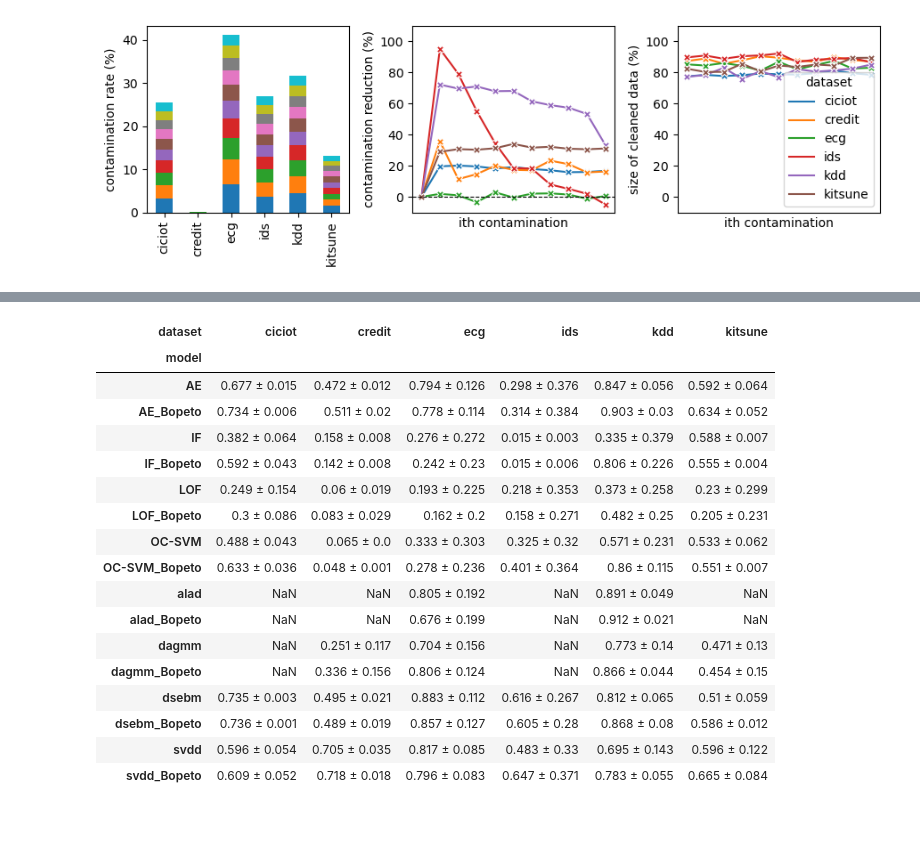
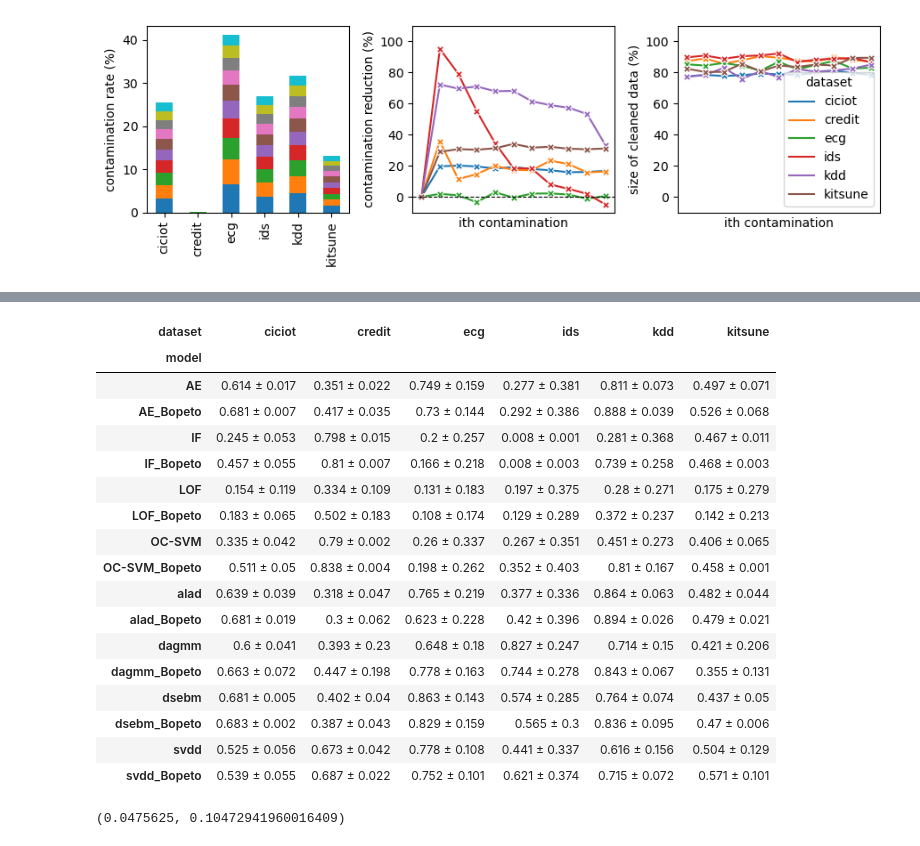
Before and after one commit to jmf-mas/jmf_bopeto, a Jupyter notebook: outputs/plots.ipynb, the cells around one changed output, grey strips where cells are left out. Saved outputs shown, nothing was run; the diff lists cells and outputs as text; code cells hidden in the pictures.

```diff
--- a/outputs/plots.ipynb
+++ b/outputs/plots.ipynb
@@ -100,9 +100,9 @@ df_3 = pd.read_csv("performances_ciciot_LOF.csv")
 df_4 = pd.read_csv("performances_ciciot_IF.csv")
 df_5 = pd.read_csv("performances_ciciot_svdd.csv")
 df_6 = pd.read_csv("performances_ciciot_dsebm.csv")
-#df_7 = pd.read_csv("performances_ciciot_alad.csv")
-#df_8 = pd.read_csv("performances_ciciot_dagmm.csv")
-df_ciciot = pd.concat([df_1, df_2, df_3, df_4, df_5, df_6], axis=0, ignore_index=True)
+df_7 = pd.read_csv("performances_ciciot_alad.csv")
+df_8 = pd.read_csv("performances_ciciot_dagmm.csv")
+df_ciciot = pd.concat([df_1, df_2, df_3, df_4, df_5, df_6, df_7, df_8], axis=0, ignore_index=True)
 # %%
 df_1 = pd.read_csv("performances_ids_AE.csv")
 df_2 = pd.read_csv("performances_ids_OC-SVM.csv")
@@ -110,9 +110,9 @@ df_3 = pd.read_csv("performances_ids_LOF.csv")
 df_4 = pd.read_csv("performances_ids_IF.csv")
 df_5 = pd.read_csv("performances_ids_svdd.csv")
 df_6 = pd.read_csv("performances_ids_dsebm.csv")
-#df_7 = pd.read_csv("performances_ids_alad.csv")
-#df_8 = pd.read_csv("performances_ids_dagmm.csv")
-df_ids = pd.concat([df_1, df_2,  df_3, df_4, df_5, df_6], axis=0, ignore_index=True)
+df_7 = pd.read_csv("performances_ids_alad.csv")
+df_8 = pd.read_csv("performances_ids_dagmm.csv")
+df_ids = pd.concat([df_1, df_2,  df_3, df_4, df_5, df_6, df_7,df_8], axis=0, ignore_index=True)
 # %%
 df_1 = pd.read_csv("performances_ecg_AE.csv")
 df_2 = pd.read_csv("performances_ecg_OC-SVM.csv")
@@ -130,9 +130,9 @@ df_3 = pd.read_csv("performances_credit_LOF.csv")
 df_4 = pd.read_csv("performances_credit_IF.csv")
 df_5 = pd.read_csv("performances_credit_svdd.csv")
 df_6 = pd.read_csv("performances_credit_dsebm.csv")
-#df_7 = pd.read_csv("performances_credit_alad.csv")
+df_7 = pd.read_csv("performances_credit_alad.csv")
 df_8 = pd.read_csv("performances_credit_dagmm.csv")
-df_credit = pd.concat([df_1, df_2, df_3, df_4, df_5, df_6, df_8], axis=0, ignore_index=True)
+df_credit = pd.concat([df_1, df_2, df_3, df_4, df_5, df_6, df_7, df_8], axis=0, ignore_index=True)
 # %%
 df_perf = pd.concat([df_kdd, df_kitsune, df_ciciot, df_ecg, df_ids, df_credit], axis=0, ignore_index=True)
 df_perf = df_perf.sort_values(by='dataset')
@@ -423,7 +375,6 @@ def swap_prefix(name):
         return name
 # %%
 def get_detail_summary(df_perf, metric):
-    metric = "f1"
     grouped_perf = df_perf.groupby(['model', 'dataset']).agg({metric: ['mean', 'std']})
     grouped_perf.columns = ['_'.join(col).strip() for col in grouped_perf.columns.values]
     grouped_perf[metric+'_mean'] = grouped_perf[metric+'_mean'].round(3)
@@ -530,22 +463,28 @@ get_detail_summary(df_perf, "precision")
 # %%
-get_detail_summary(df_perf, "recall")
+rec_df = get_detail_summary(df_perf, "recall")
+rec_df
 # %% [output]
 | dataset | ciciot | credit | ecg | ids | kdd | kitsune |
 | model |  |  |  |  |  |  |
-| AE | 0.677 ± 0.015 | 0.472 ± 0.012 | 0.794 ± 0.126 | 0.298 ± 0.376 | 0.847 ± 0.056 | 0.592 ± 0.064 |
-| AE_Bopeto | 0.734 ± 0.006 | 0.511 ± 0.02 | 0.778 ± 0.114 | 0.314 ± 0.384 | 0.903 ± 0.03 | 0.634 ± 0.052 |
-| IF | 0.382 ± 0.064 | 0.158 ± 0.008 | 0.276 ± 0.272 | 0.015 ± 0.003 | 0.335 ± 0.379 | 0.588 ± 0.007 |
-| IF_Bopeto | 0.592 ± 0.043 | 0.142 ± 0.008 | 0.242 ± 0.23 | 0.015 ± 0.006 | 0.806 ± 0.226 | 0.555 ± 0.004 |
-| LOF | 0.249 ± 0.154 | 0.06 ± 0.019 | 0.193 ± 0.225 | 0.218 ± 0.353 | 0.373 ± 0.258 | 0.23 ± 0.299 |
-| LOF_Bopeto | 0.3 ± 0.086 | 0.083 ± 0.029 | 0.162 ± 0.2 | 0.158 ± 0.271 | 0.482 ± 0.25 | 0.205 ± 0.231 |
-| OC-SVM | 0.488 ± 0.043 | 0.065 ± 0.0 | 0.333 ± 0.303 | 0.325 ± 0.32 | 0.571 ± 0.231 | 0.533 ± 0.062 |
-| OC-SVM_Bopeto | 0.633 ± 0.036 | 0.048 ± 0.001 | 0.278 ± 0.236 | 0.401 ± 0.364 | 0.86 ± 0.115 | 0.551 ± 0.007 |
-| alad | NaN | NaN | 0.805 ± 0.192 | NaN | 0.891 ± 0.049 | NaN |
-| alad_Bopeto | NaN | NaN | 0.676 ± 0.199 | NaN | 0.912 ± 0.021 | NaN |
-| dagmm | NaN | 0.251 ± 0.117 | 0.704 ± 0.156 | NaN | 0.773 ± 0.14 | 0.471 ± 0.13 |
-| dagmm_Bopeto | NaN | 0.336 ± 0.156 | 0.806 ± 0.124 | NaN | 0.866 ± 0.044 | 0.454 ± 0.15 |
-| dsebm | 0.735 ± 0.003 | 0.495 ± 0.021 | 0.883 ± 0.112 | 0.616 ± 0.267 | 0.812 ± 0.065 | 0.51 ± 0.059 |
-| dsebm_Bopeto | 0.736 ± 0.001 | 0.489 ± 0.019 | 0.857 ± 0.127 | 0.605 ± 0.28 | 0.868 ± 0.08 | 0.586 ± 0.012 |
-| svdd | 0.596 ± 0.054 | 0.705 ± 0.035 | 0.817 ± 0.085 | 0.483 ± 0.33 | 0.695 ± 0.143 | 0.596 ± 0.122 |
-| svdd_Bopeto | 0.609 ± 0.052 | 0.718 ± 0.018 | 0.796 ± 0.083 | 0.647 ± 0.371 | 0.783 ± 0.055 | 0.665 ± 0.084 |
+| AE | 0.614 ± 0.017 | 0.351 ± 0.022 | 0.749 ± 0.159 | 0.277 ± 0.381 | 0.811 ± 0.073 | 0.497 ± 0.071 |
+| AE_Bopeto | 0.681 ± 0.007 | 0.417 ± 0.035 | 0.73 ± 0.144 | 0.292 ± 0.386 | 0.888 ± 0.039 | 0.526 ± 0.068 |
+| IF | 0.245 ± 0.053 | 0.798 ± 0.015 | 0.2 ± 0.257 | 0.008 ± 0.001 | 0.281 ± 0.368 | 0.467 ± 0.011 |
+| IF_Bopeto | 0.457 ± 0.055 | 0.81 ± 0.007 | 0.166 ± 0.218 | 0.008 ± 0.003 | 0.739 ± 0.258 | 0.468 ± 0.003 |
+| LOF | 0.154 ± 0.119 | 0.334 ± 0.109 | 0.131 ± 0.183 | 0.197 ± 0.375 | 0.28 ± 0.271 | 0.175 ± 0.279 |
+| LOF_Bopeto | 0.183 ± 0.065 | 0.502 ± 0.183 | 0.108 ± 0.174 | 0.129 ± 0.289 | 0.372 ± 0.237 | 0.142 ± 0.213 |
+| OC-SVM | 0.335 ± 0.042 | 0.79 ± 0.002 | 0.26 ± 0.337 | 0.267 ± 0.351 | 0.451 ± 0.273 | 0.406 ± 0.065 |
+| OC-SVM_Bopeto | 0.511 ± 0.05 | 0.838 ± 0.004 | 0.198 ± 0.262 | 0.352 ± 0.403 | 0.81 ± 0.167 | 0.458 ± 0.001 |
+| alad | 0.639 ± 0.039 | 0.318 ± 0.047 | 0.765 ± 0.219 | 0.377 ± 0.336 | 0.864 ± 0.063 | 0.482 ± 0.044 |
+| alad_Bopeto | 0.681 ± 0.019 | 0.3 ± 0.062 | 0.623 ± 0.228 | 0.42 ± 0.396 | 0.894 ± 0.026 | 0.479 ± 0.021 |
+| dagmm | 0.6 ± 0.041 | 0.393 ± 0.23 | 0.648 ± 0.18 | 0.827 ± 0.247 | 0.714 ± 0.15 | 0.421 ± 0.206 |
+| dagmm_Bopeto | 0.663 ± 0.072 | 0.447 ± 0.198 | 0.778 ± 0.163 | 0.744 ± 0.278 | 0.843 ± 0.067 | 0.355 ± 0.131 |
+| dsebm | 0.681 ± 0.005 | 0.402 ± 0.04 | 0.863 ± 0.143 | 0.574 ± 0.285 | 0.764 ± 0.074 | 0.437 ± 0.05 |
+| dsebm_Bopeto | 0.683 ± 0.002 | 0.387 ± 0.043 | 0.829 ± 0.159 | 0.565 ± 0.3 | 0.836 ± 0.095 | 0.47 ± 0.006 |
+| svdd | 0.525 ± 0.056 | 0.673 ± 0.042 | 0.778 ± 0.108 | 0.441 ± 0.337 | 0.616 ± 0.156 | 0.504 ± 0.129 |
+| svdd_Bopeto | 0.539 ± 0.055 | 0.687 ± 0.022 | 0.752 ± 0.101 | 0.621 ± 0.374 | 0.715 ± 0.072 | 0.571 ± 0.101 |
+# %%
+gen = get_general_summary(rec_df)
+gen.stack().mean(), gen.stack().std()
+# %% [output]
+(0.0475625, 0.10472941960016409)
 # %%
```
Also changed, not shown: parts of 21 cells of this notebook, 21 other files.
